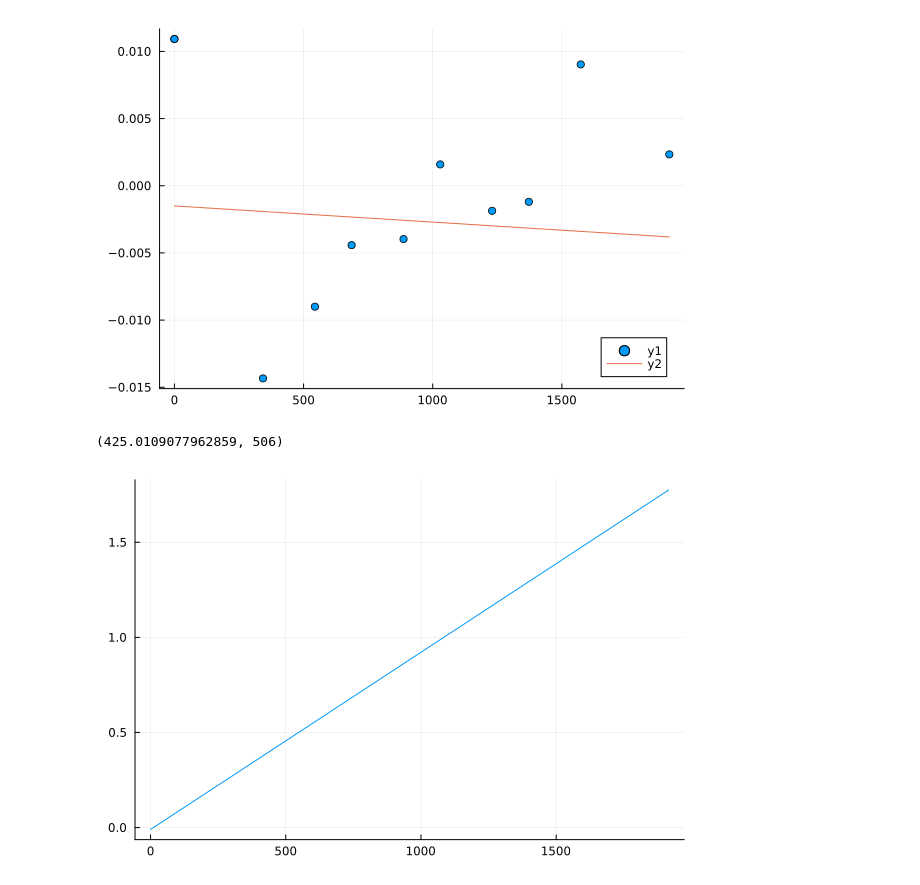
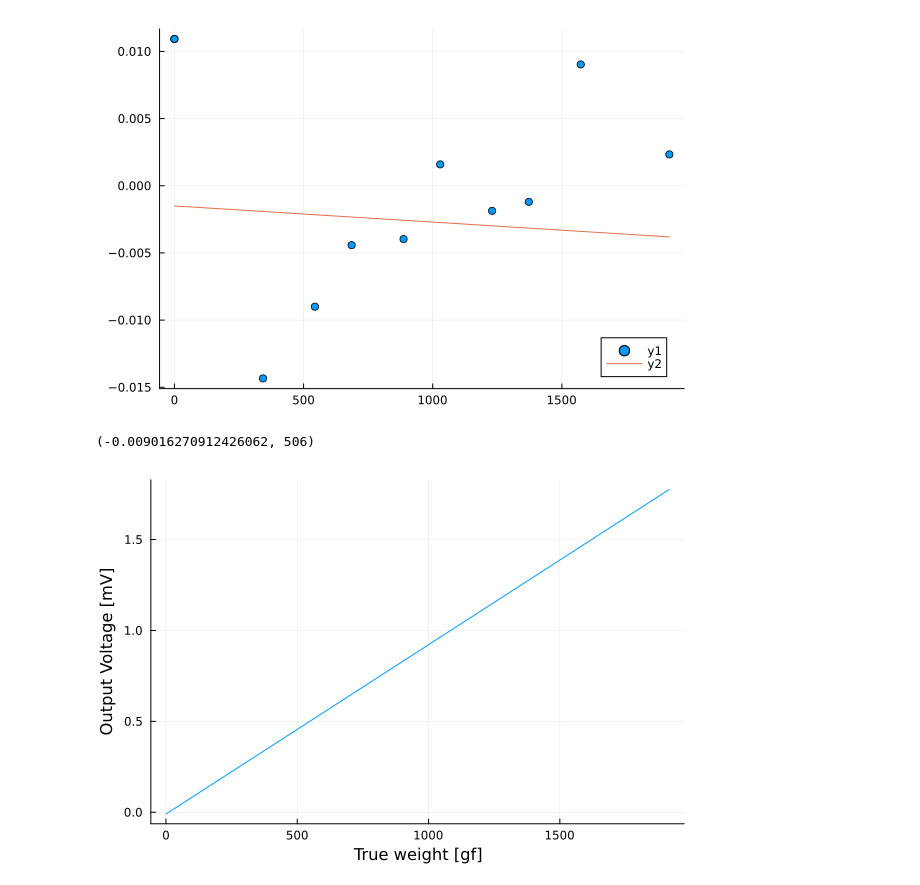
Before and after one commit to AwesomeQuest/LABB, a Jupyter notebook: minilab2/data.ipynb, the cells around one changed output. Cells and saved outputs as stored; diff of their text form; code cells hidden in the pictures.

```diff
--- a/minilab2/data.ipynb
+++ b/minilab2/data.ipynb
@@ -84,11 +84,15 @@ plot!(δxs, δxs*Lfit[1] .+ Lfit[2])
 tβ_1 = 1/β_1
 tβ_0 = β_0/tβ_1
 tβ_1,tβ_0
-0.3958944320tβ_1 + tβ_0, 506
+β_1 + β_0, 506
 # tβ_1, tβ_0
 # %% [output]
-(425.0109077962859, 506)
+(-0.009016270912426062, 506)
 # %%
-plot(xs, (xs*β_1 .+ β_0), legend =:none)
+plot(xs, (xs*β_1 .+ β_0),
+    legend =:none,
+    xlabel = "True weight [gf]",
+    ylabel = "Output Voltage [mV]"
+)
 # %% [output]
-[figure, old version]
+[figure, new version]
```
Also changed, not shown: parts of 1 cell of this notebook, 12 other files.
